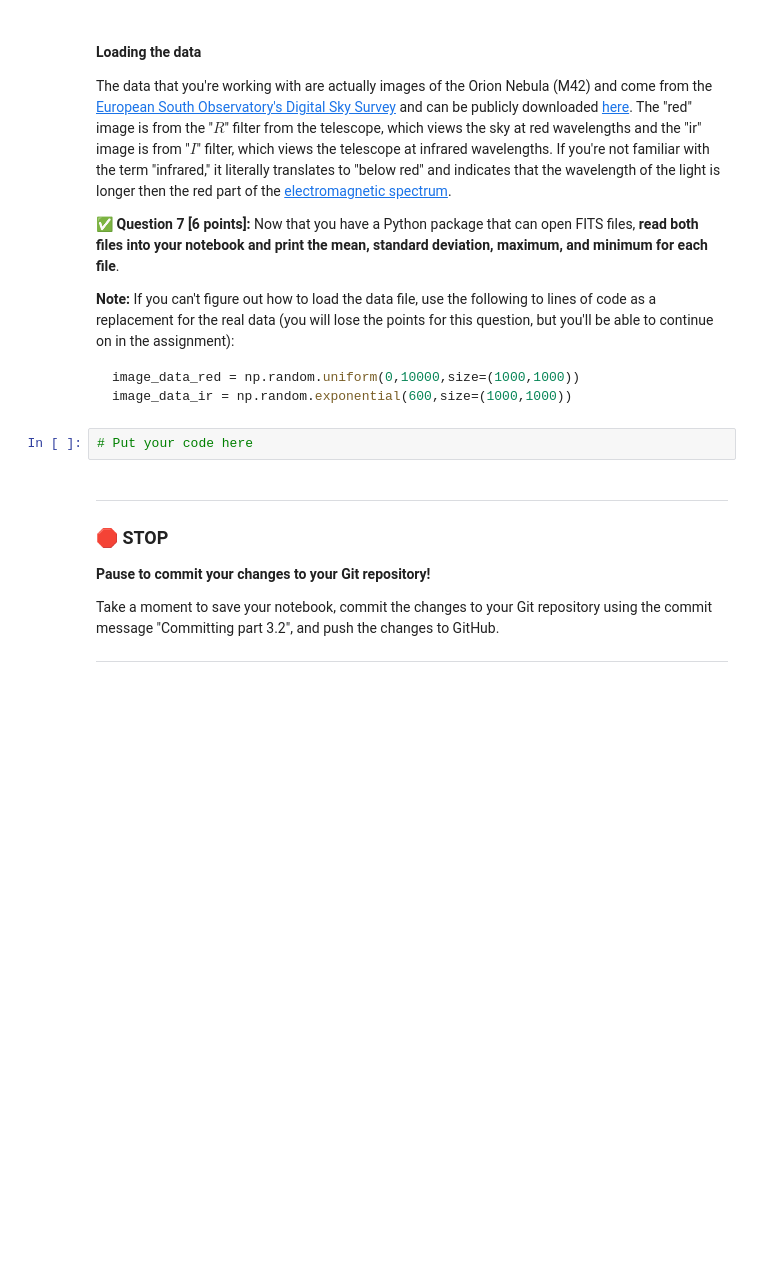
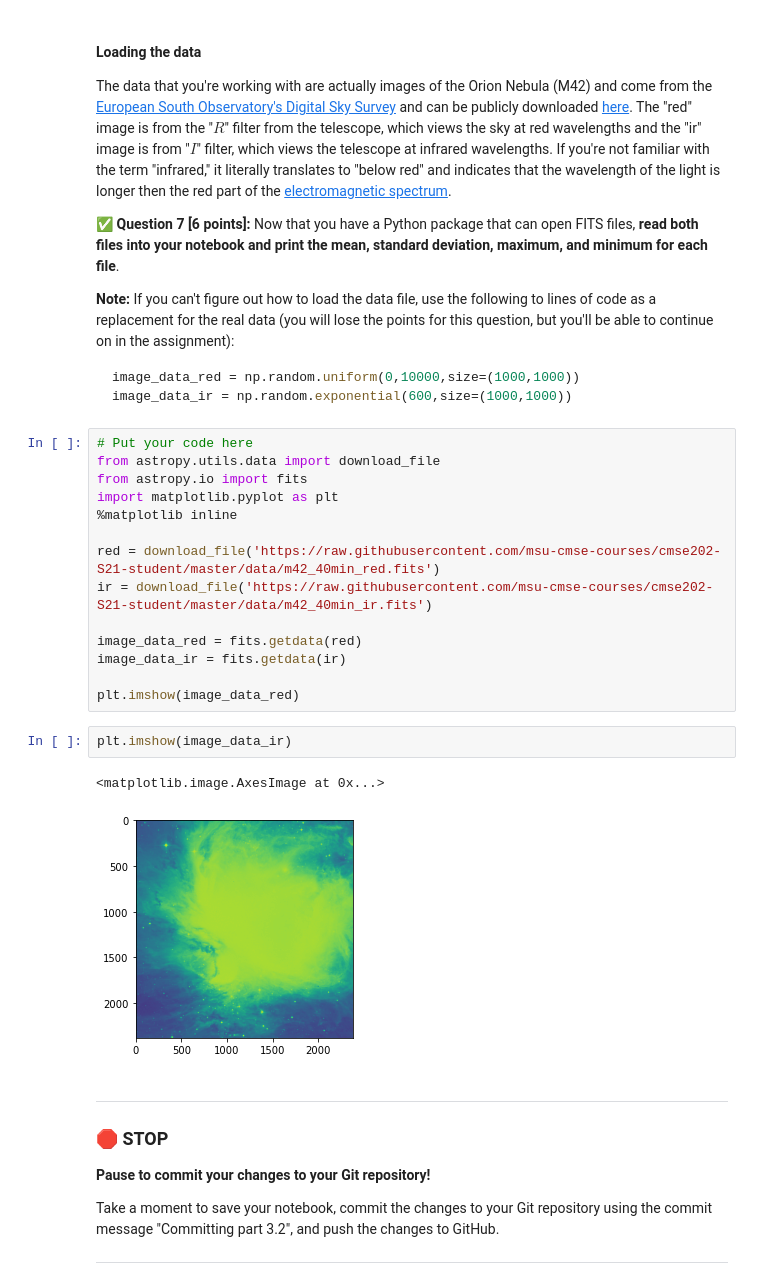
Before and after one commit to gruczela/cmse202-s21-turnin, a Jupyter notebook: hw-01/HW-01_GitPracticeDebuggingAndPythonPackages-STUDENT.ipynb, the cells around one changed output. Cells and saved outputs as stored; diff of their text form; blank space fills up the shorter version.

````diff
--- a/hw-01/HW-01_GitPracticeDebuggingAndPythonPackages-STUDENT.ipynb
+++ b/hw-01/HW-01_GitPracticeDebuggingAndPythonPackages-STUDENT.ipynb
@@ -192,8 +201,25 @@ The data that you're working with are actually images of the Orion Nebula (M42)
 image_data_red = np.random.uniform(0,10000,size=(1000,1000))
 image_data_ir = np.random.exponential(600,size=(1000,1000))
 ```
-# %%
-# Put your code here
+# %%
+# Put your code here
+from astropy.utils.data import download_file
+from astropy.io import fits
+import matplotlib.pyplot as plt
+%matplotlib inline
+
+red = download_file('https://raw.githubusercontent.com/msu-cmse-courses/cmse202-S21-student/master/data/m42_40min_red.fits')
+ir = download_file('https://raw.githubusercontent.com/msu-cmse-courses/cmse202-S21-student/master/data/m42_40min_ir.fits')
+
+image_data_red = fits.getdata(red)
+image_data_ir = fits.getdata(ir)
+
+plt.imshow(image_data_red)
+# %%
+plt.imshow(image_data_ir)
+# %% [output]
+<matplotlib.image.AxesImage at 0x...>
+[figure, added]
 # %% [markdown]
 ---
 ### &#128721; STOP
````
Also changed, not shown: parts of 10 cells of this notebook, 2 other files.
